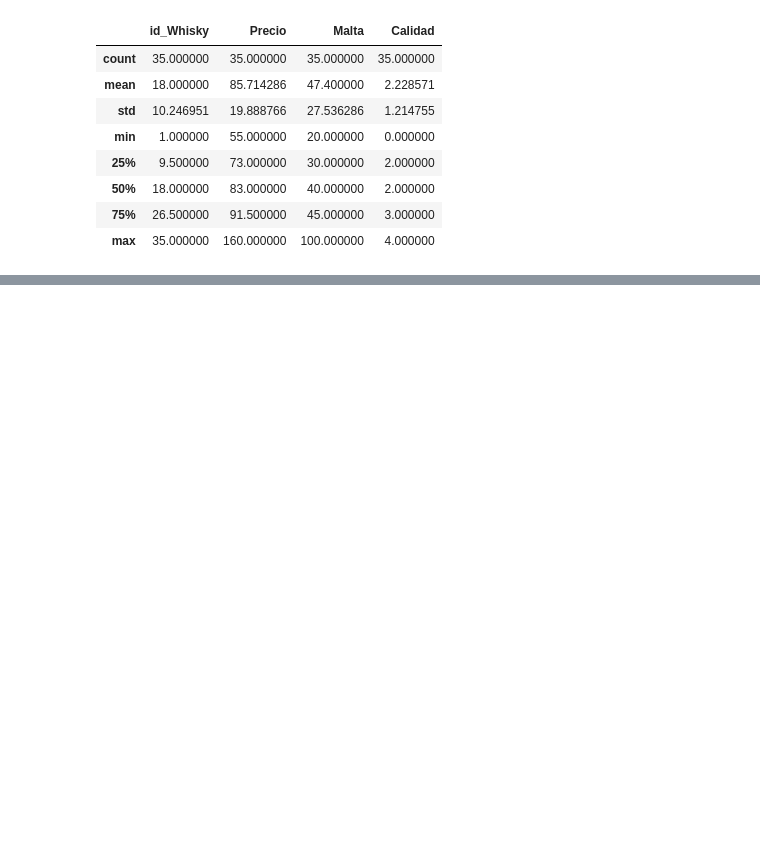
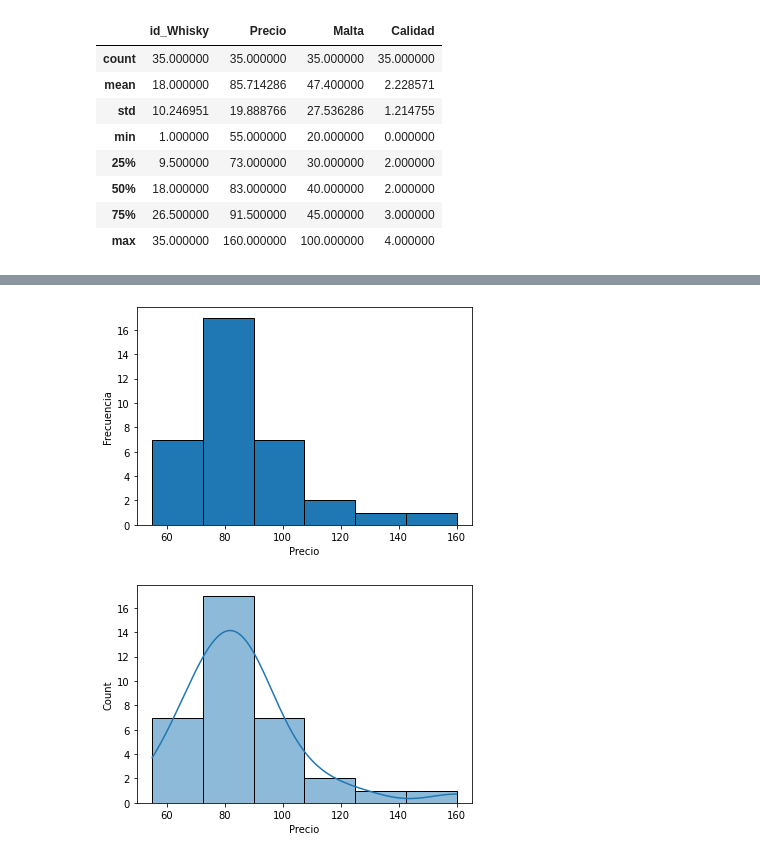
Before and after one commit to JefferLindao/AnalisisDatos, a Jupyter notebook: Untitled1.ipynb, the cells around one changed output, grey strips where cells are left out. Saved outputs shown, nothing was run; the diff lists cells and outputs as text; code cells hidden in the pictures; blank space fills up the shorter version.

```diff
--- a/Untitled1.ipynb
+++ b/Untitled1.ipynb
@@ -24,0 +36,12 @@ datos.describe()
+# %%
+plt.figure()
+plt.hist(datos['Precio'], bins = 6, edgecolor = 'black',  linewidth=1)
+plt.xlabel('Precio')
+plt.ylabel('Frecuencia')
+plt.show()
+
+sns.histplot(data=datos['Precio'], bins=6, kde=True)
+plt.show()
+# %% [output]
+[figure, added]
+[figure, added]
```
Also changed, not shown: parts of 1 cell of this notebook.
